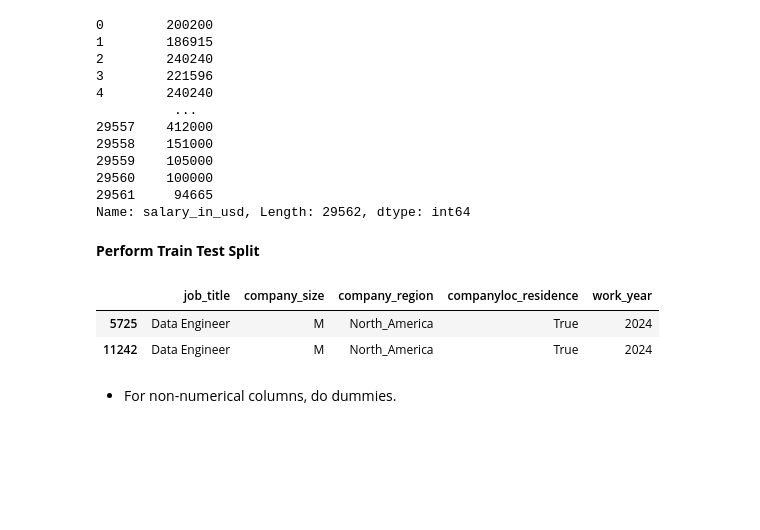
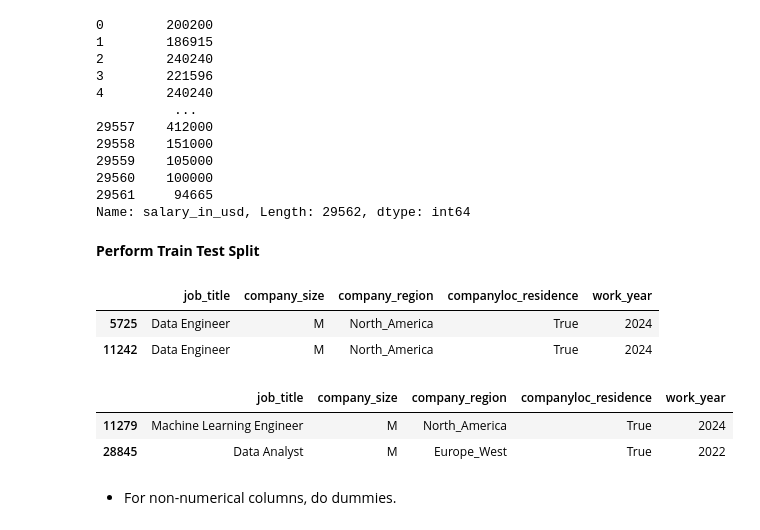
Before and after one commit to cadiyubu/Project_W7_CoffeeHealth, a Jupyter notebook: notebooks/explore_clean_modelingv2_diana.ipynb, the cells around one changed output. Saved outputs shown, nothing was run; the diff lists cells and outputs as text; code cells hidden in the pictures; blank space fills up the shorter version.

```diff
--- a/notebooks/explore_clean_data_diana.ipynb
+++ b/notebooks/explore_clean_modelingv2_diana.ipynb
@@ -17,18 +17,31 @@ from sklearn.preprocessing import MinMaxScaler, StandardScaler
 import yaml
 # %% [markdown]
 ## 1. Load Clean Data
-# %%
-#function to read raw data with the yaml file configuration
-def read_file(yaml_path, inp_data_section, file_name):
-    try:
-        with open(yaml_path, "r") as file:
-            cfg = yaml.safe_load(file)
-    except:
-        print("Yaml configuration file not found!")
-        return None
-
-    raw_df = pd.read_csv(cfg[inp_data_section][file_name])  # ✅
-    return raw_df
+# %%
+def read_file(yaml_path, inp_data_section, file_name):
+    """Load a CSV whose path is stored in a YAML config.
+    Returns a DataFrame, or None on a handled error."""
+
+    #Read the YAML config
+    try:
+        with open(yaml_path, "r") as file:
+            cfg = yaml.safe_load(file)
+    except FileNotFoundError:
+        print(f"Config file not found: {yaml_path}")
+        return None
+    except yaml.YAMLError as e:
+        print(f"Could not parse YAML: {e}")
+        return None
+
+    #Look up the CSV path inside the config
+    try:
+        csv_path = cfg[inp_data_section][file_name]
+    except KeyError as e:
+        print(f"Missing key in config: {e}")
+        return None
+
+    #Load the CSV (sep=None handles Windows CRLF/BOM exports)
+    return pd.read_csv(csv_path, sep=None, engine="python")
 # %%
 yaml_path= "../config.yaml"
 inp_data_section = 'input_data'
@@ -366,11 +377,15 @@ Name: salary_in_usd, Length: 29562, dtype: int64
 **Perform Train Test Split**
 # %%
 X_train,X_test, y_train,y_test = train_test_split(features,target,test_size=0.2, random_state=0)
-X_train.head(2)
+display(X_train.head(2))
+display(X_test.head(2))
 # %% [output]
 |  | job_title | company_size | company_region | companyloc_residence | work_year |
 | 5725 | Data Engineer | M | North_America | True | 2024 |
 | 11242 | Data Engineer | M | North_America | True | 2024 |
+|  | job_title | company_size | company_region | companyloc_residence | work_year |
+| 11279 | Machine Learning Engineer | M | North_America | True | 2024 |
+| 28845 | Data Analyst | M | Europe_West | True | 2022 |
 # %% [markdown]
 - For non-numerical columns, do dummies.
 # %%
```
Also changed, not shown: parts of 22 cells of this notebook.
